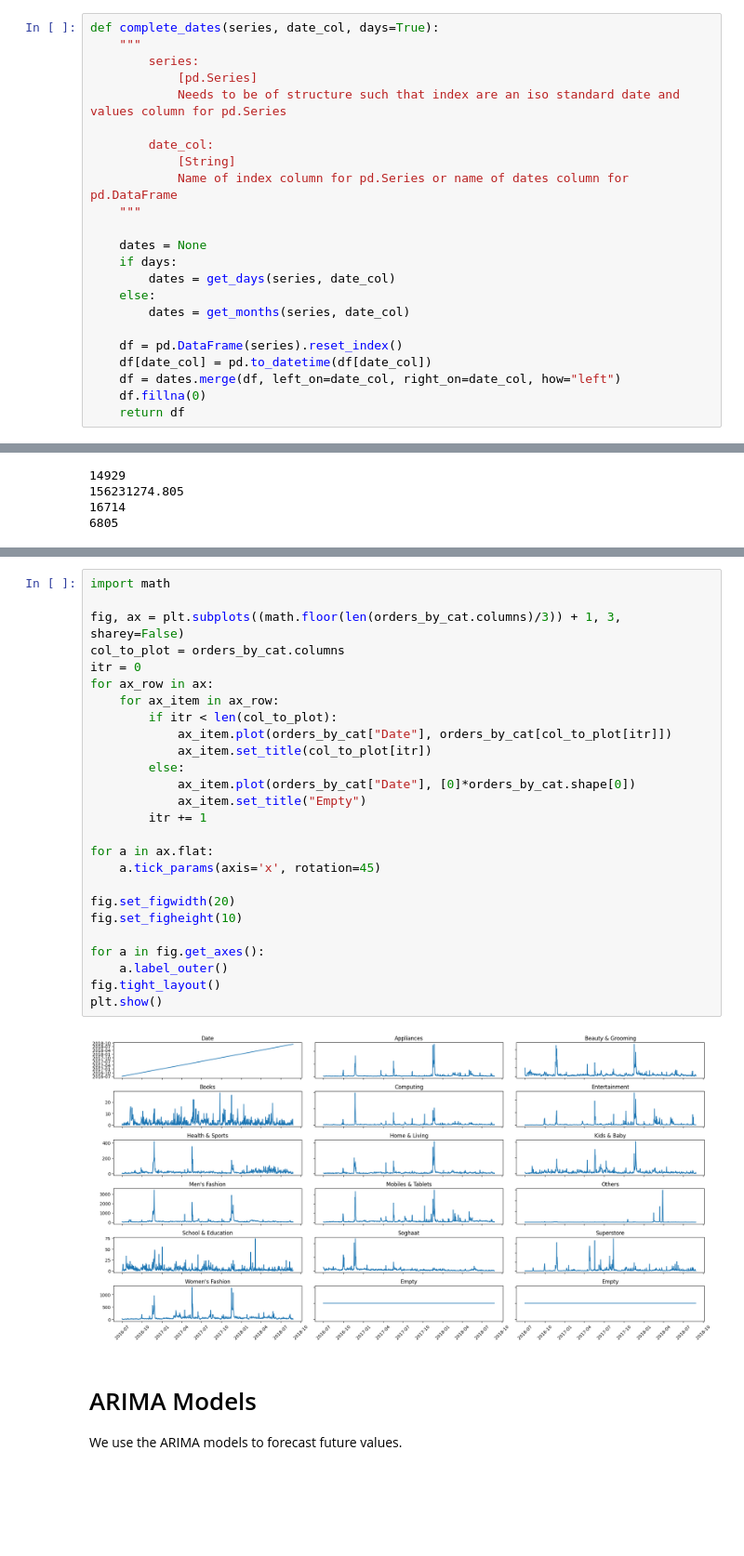
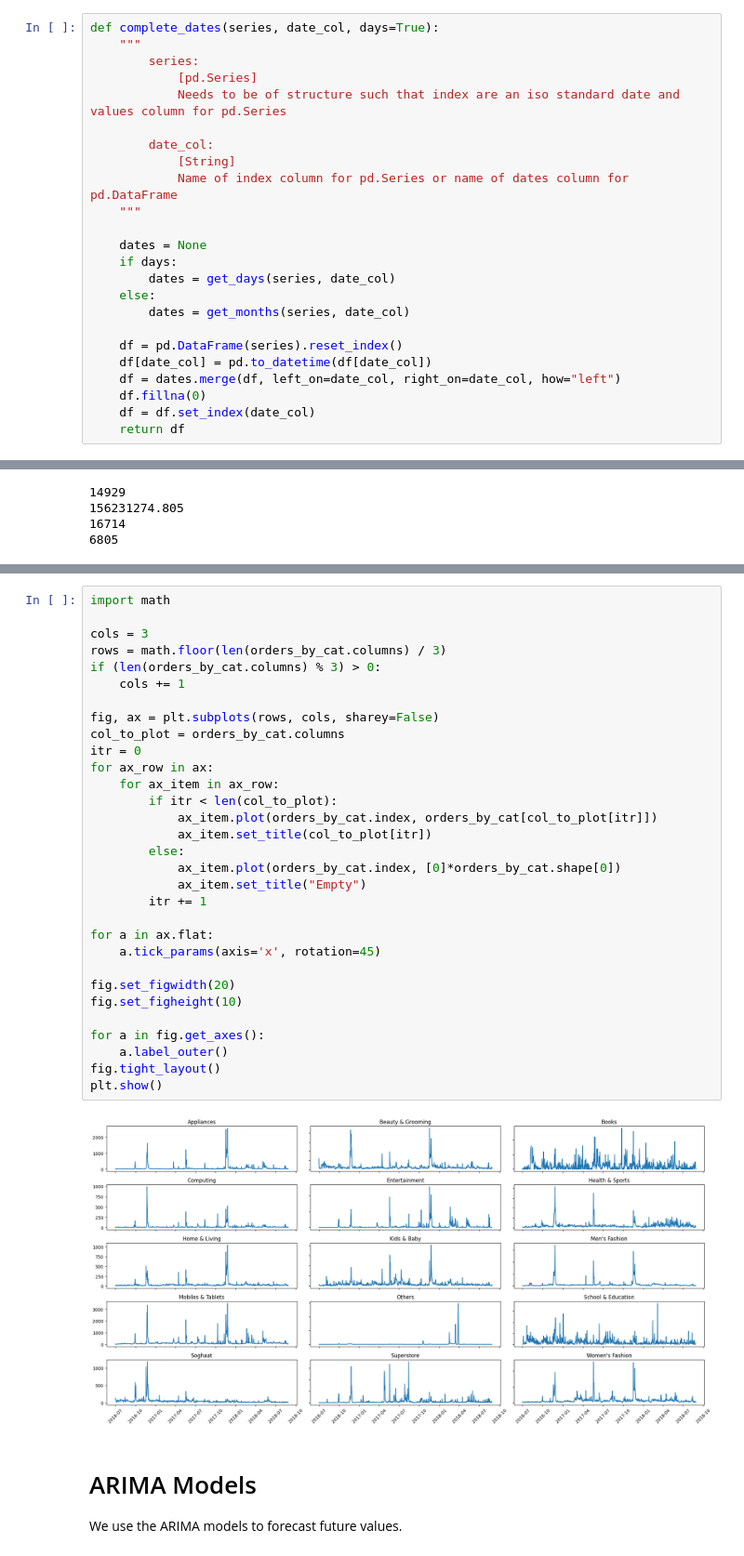
Before and after one commit to torchlightwizard/Data-Analysis-Pakistan-Ecommerce, a Jupyter notebook: notebooks/modeling.ipynb, the cells around one changed output, grey strips where cells are left out. Shown: that part at 93% size. Saved outputs shown, nothing was run; the diff lists cells and outputs as text; blank space fills up the shorter version.

```diff
--- a/notebooks/modeling.ipynb
+++ b/notebooks/modeling.ipynb
@@ -176,6 +176,7 @@ def complete_dates(series, date_col, days=True):
     df[date_col] = pd.to_datetime(df[date_col])
     df = dates.merge(df, left_on=date_col, right_on=date_col, how="left")
     df.fillna(0)
+    df = df.set_index(date_col)
     return df
 # %%
 orders = complete_dates(orders, "Date", days=True)
@@ -269,31 +352,36 @@ plt.show()
 # %%
 import math
 
-fig, ax = plt.subplots((math.floor(len(orders_by_cat.columns)/3)) + 1, 3, sharey=False)
+cols = 3
+rows = math.floor(len(orders_by_cat.columns) / 3)
+if (len(orders_by_cat.columns) % 3) > 0:
+    cols += 1
+
+fig, ax = plt.subplots(rows, cols, sharey=False)
 col_to_plot = orders_by_cat.columns
 itr = 0
 for ax_row in ax:
     for ax_item in ax_row:
         if itr < len(col_to_plot):
-            ax_item.plot(orders_by_cat["Date"], orders_by_cat[col_to_plot[itr]])
+            ax_item.plot(orders_by_cat.index, orders_by_cat[col_to_plot[itr]])
             ax_item.set_title(col_to_plot[itr])
         else:
-            ax_item.plot(orders_by_cat["Date"], [0]*orders_by_cat.shape[0])
+            ax_item.plot(orders_by_cat.index, [0]*orders_by_cat.shape[0])
             ax_item.set_title("Empty")
         itr += 1
 
 for a in ax.flat:
     a.tick_params(axis='x', rotation=45)
 
 fig.set_figwidth(20)
 fig.set_figheight(10)
 
 for a in fig.get_axes():
     a.label_outer()
 fig.tight_layout()
 plt.show()
 # %% [output]
-[figure, old version]
+[figure, new version]
 # %% [markdown]
 # ARIMA Models
 We use the ARIMA models to forecast future values.
```
Also changed, not shown: parts of 7 cells of this notebook.
